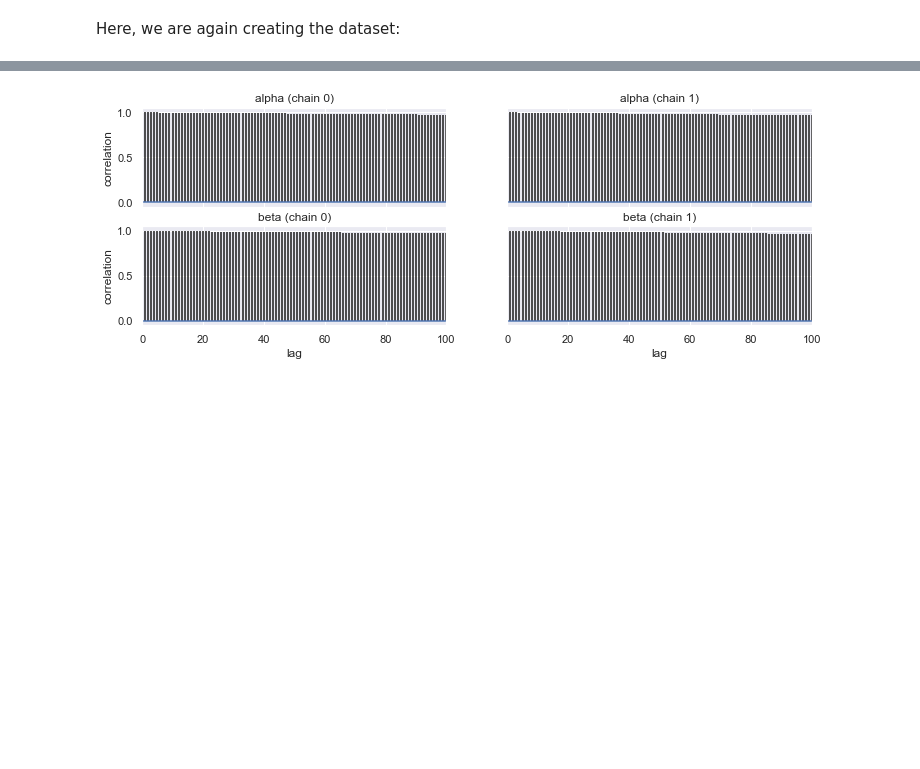
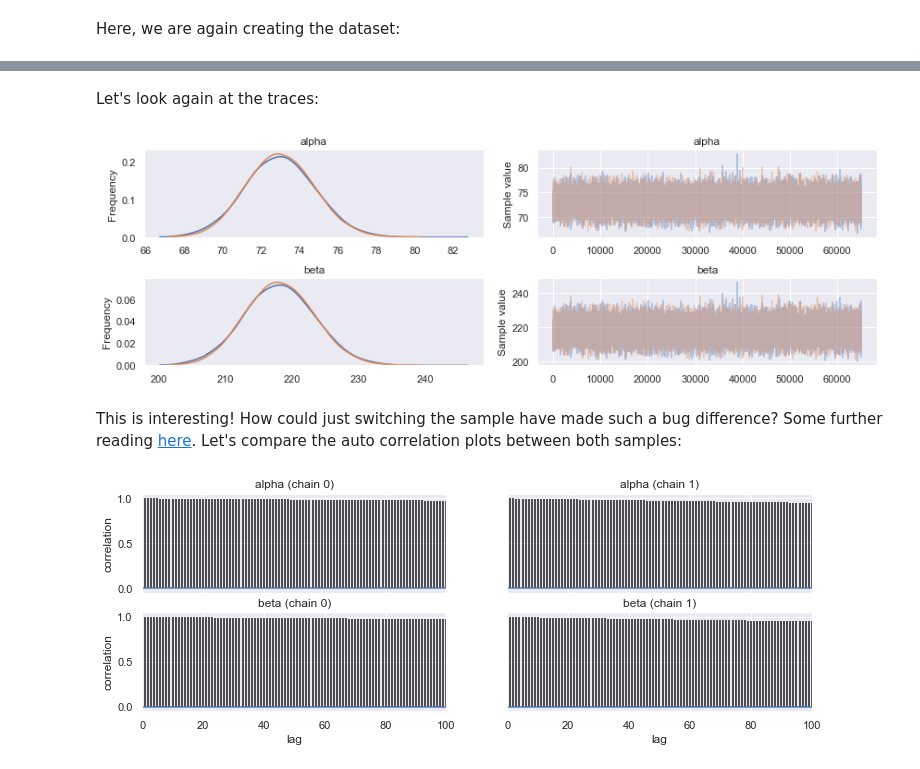
Before and after one commit to jborchma/intro_empirical_bayes, a Jupyter notebook: Empirical bayes - Chapter 7 (MCMC).ipynb, the cells around one changed output, grey strips where cells are left out. Saved outputs shown, nothing was run; the diff lists cells and outputs as text; code cells hidden in the pictures; blank space fills up the shorter version.

```diff
--- a/Empirical bayes - Chapter 7 (MCMC).ipynb
+++ b/Empirical bayes - Chapter 7 (MCMC).ipynb
@@ -113,3 +150,12 @@ pm.traceplot(trace0, ['alpha', 'beta']);
+# %% [markdown]
+Let's look again at the traces:
+# %%
+figsize(20, 12)
+pm.traceplot(trace_nuts[10000:], ['alpha', 'beta']);
+# %% [output]
+[figure, added]
+# %% [markdown]
+This is interesting! How could just switching the sample have made such a bug difference? Some further reading [here](https://colindcarroll.com/2018/01/01/bad-traces-or-dont-use-metropolis/). Let's compare the auto correlation plots between both samples:
 # %%
 pm.autocorrplot(trace0, ['alpha', 'beta']);
 # %% [output]
```
Also changed, not shown: parts of 18 cells of this notebook, 3 other files.
